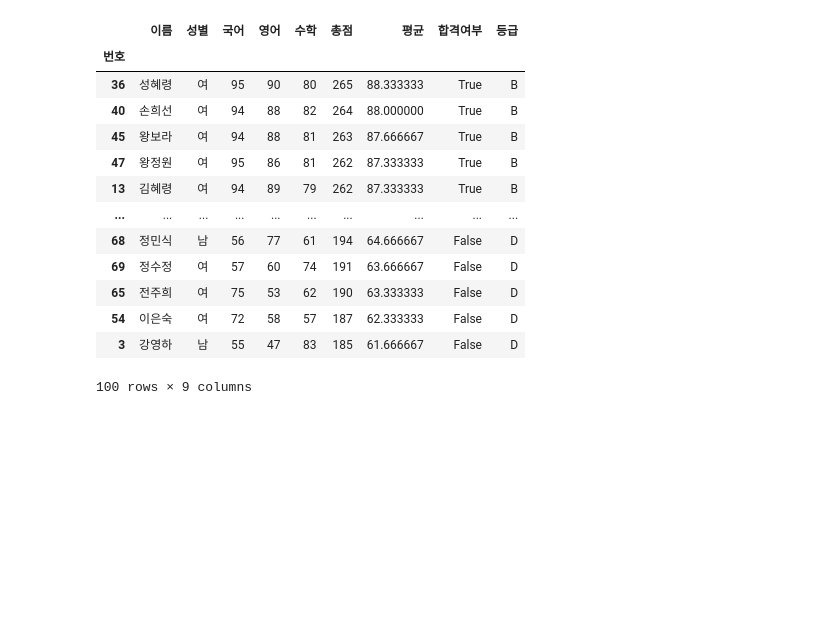
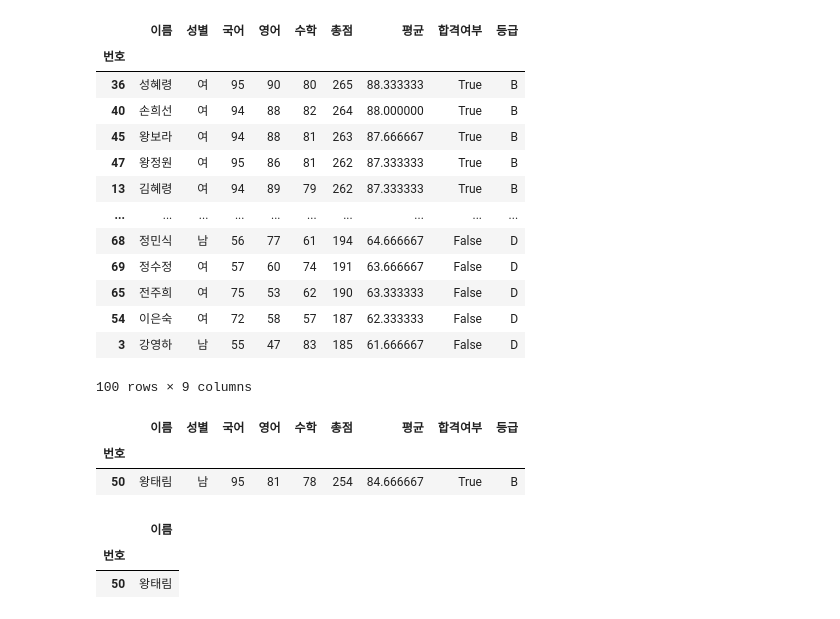
Before and after one commit to muroo123/pandas, a Jupyter notebook: pandas_section3_데이타_요약과_통계_함수와_정렬.ipynb, the cells around one changed output. Drawn from its saved outputs; the diff is of its cells as text; code cells hidden in the pictures; blank space fills up the shorter version.

```diff
--- a/pandas_section3_데이타_요약과_통계_함수와_정렬.ipynb
+++ b/pandas_section3_데이타_요약과_통계_함수와_정렬.ipynb
@@ -507,3 +537,17 @@ df.sort_values(by='총점',ascending=False)
 | 54 | 이은숙 | 여 | 72 | 58 | 57 | 187 | 62.333333 | False | D |
 | 3 | 강영하 | 남 | 55 | 47 | 83 | 185 | 61.666667 | False | D |
 100 rows × 9 columns
+# %%
+# 국어 점수가 가장 높은 학생은?
+df.sort_values(by='국어', ascending=False).head(1)
+# %% [output]
+|  | 이름 | 성별 | 국어 | 영어 | 수학 | 총점 | 평균 | 합격여부 | 등급 |
+| 번호 |  |  |  |  |  |  |  |  |  |
+| 50 | 왕태림 | 남 | 95 | 81 | 78 | 254 | 84.666667 | True | B |
+# %%
+# 국어 점수가 가장 높은 학생은?
+df.sort_values(by='국어', ascending=False).head(1)[['이름']]
+# %% [output]
+|  | 이름 |
+| 번호 |  |
+| 50 | 왕태림 |
```
Also changed, not shown: parts of 20 cells of this notebook.
